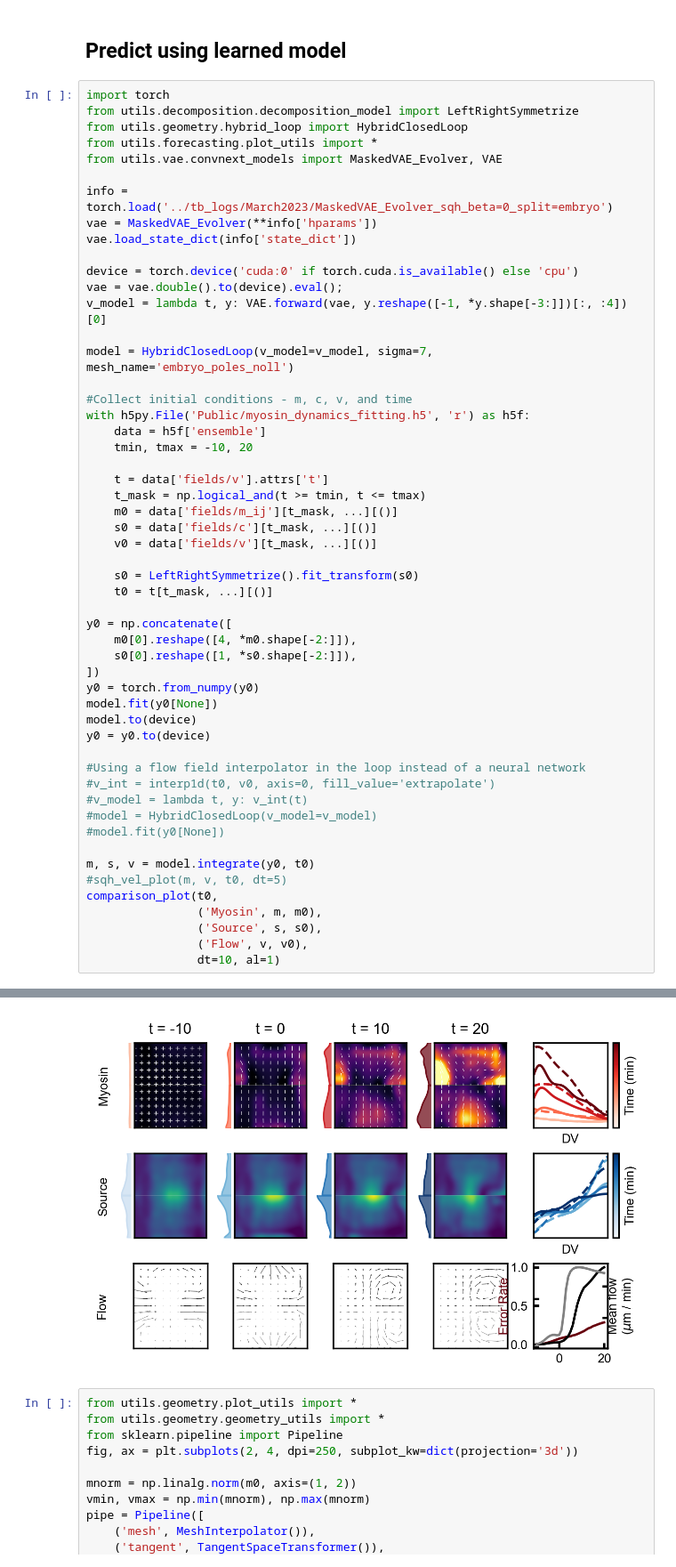
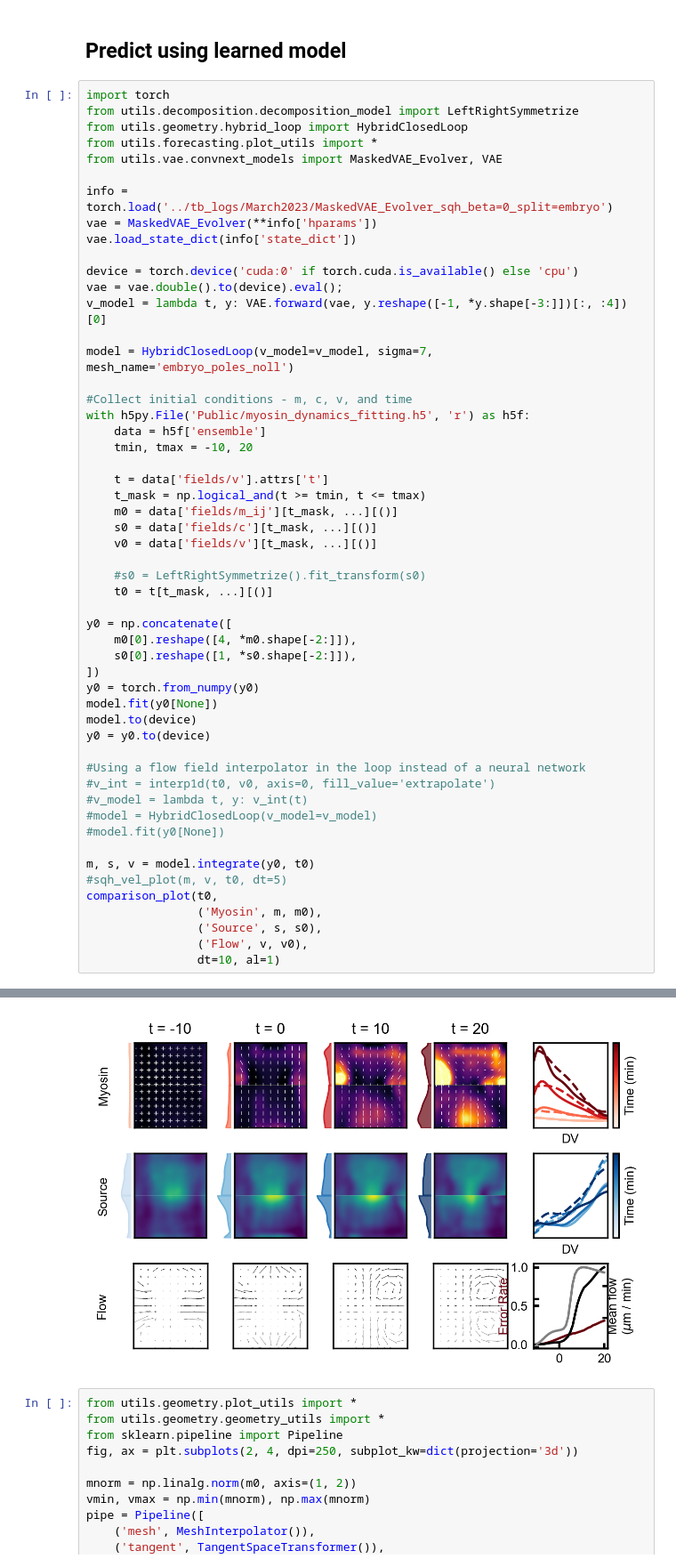
Before and after one commit to jcolen/drosophila_morphogenesis, a Jupyter notebook: LearnHybridModel.ipynb, the cells around one changed output, grey strips where cells are left out. Shown at 89% size. Saved outputs shown, nothing was run; the diff lists cells and outputs as text.

```diff
--- a/LearnHybridModel.ipynb
+++ b/LearnHybridModel.ipynb
@@ -47,7 +47,7 @@ with h5py.File('Public/myosin_dynamics_fitting.h5', 'r') as h5f:
     s0 = data['fields/c'][t_mask, ...][()]
     v0 = data['fields/v'][t_mask, ...][()]
 
-    s0 = LeftRightSymmetrize().fit_transform(s0)
+    #s0 = LeftRightSymmetrize().fit_transform(s0)
     t0 = t[t_mask, ...][()]
 
 y0 = np.concatenate([
@@ -80,6 +80,6 @@ Loading order 0 from file
 Initializing
 Using torchdiffeq solver
-[figure, old version]
+[figure, new version]
 # %%
 from utils.geometry.plot_utils import *
 from utils.geometry.geometry_utils import *
```
Also changed, not shown: parts of 1 cell of this notebook, 4 other files.
